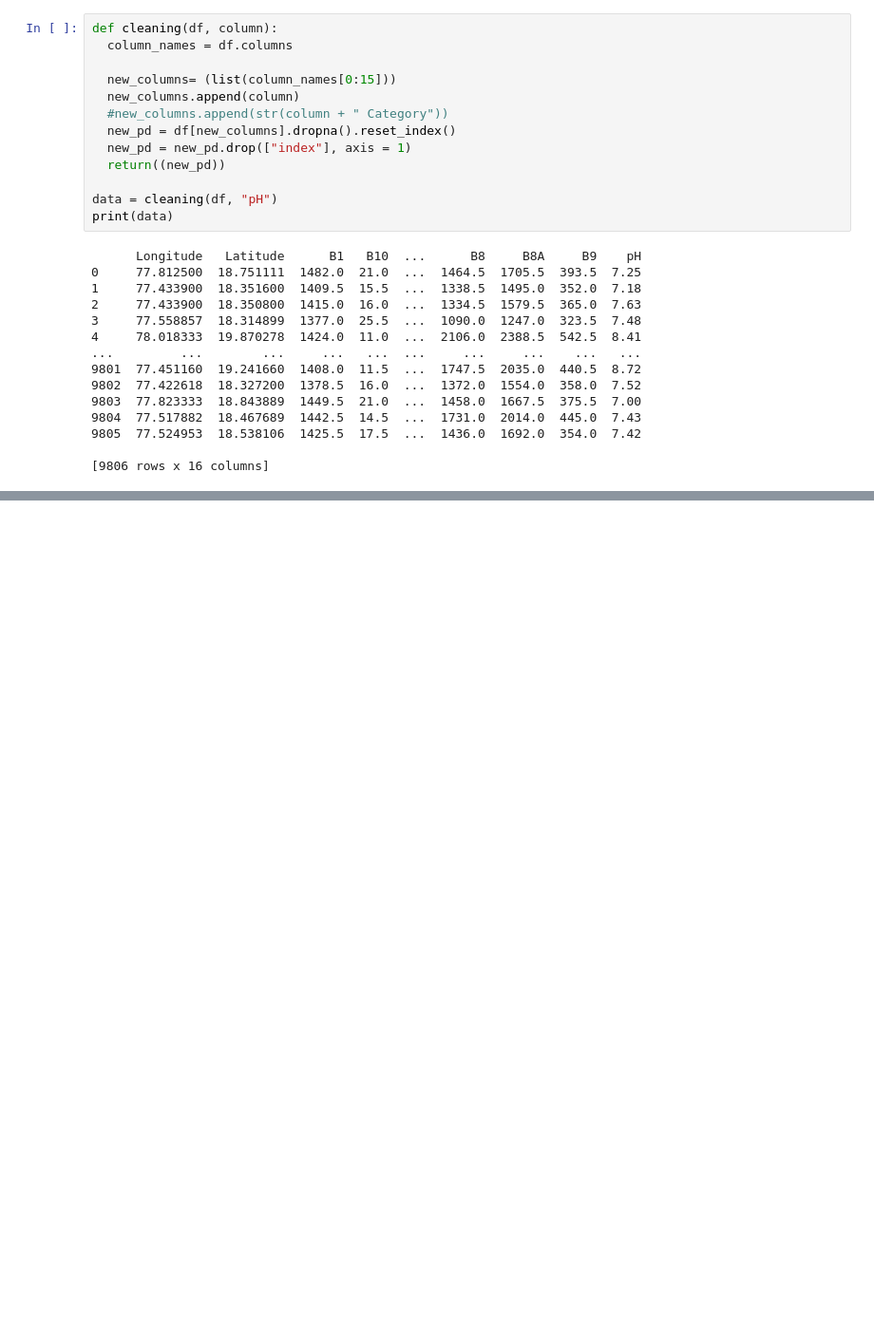
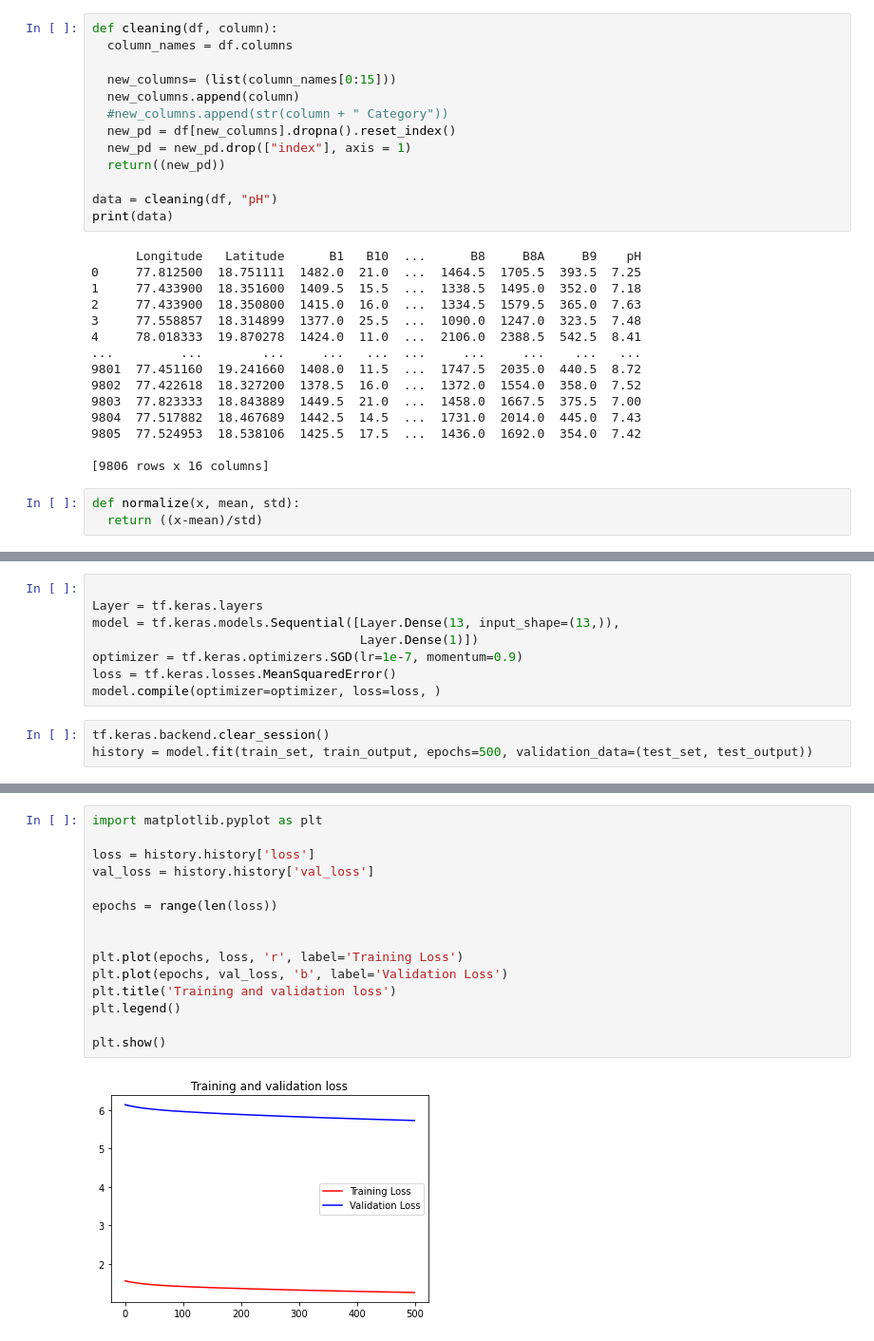
Before and after one commit to ajayaram92/Satalite-Prediction, a Jupyter notebook: Satalite.ipynb, the cells around one changed output, grey strips where cells are left out. Shown at 95% size. Saved outputs shown, nothing was run; the diff lists cells and outputs as text; blank space fills up the shorter version.

```diff
--- a/Satalite.ipynb
+++ b/Satalite.ipynb
@@ -57,5 +39,8 @@ print(data)
 9805  77.524953  18.538106  1425.5  17.5  ...  1436.0  1692.0  354.0  7.42
 
 [9806 rows x 16 columns]
+# %%
+def normalize(x, mean, std):
+  return ((x-mean)/std)
 # %%
 def splitting(data,training_split=0.8):
@@ -72,0 +78,11 @@ splitting(data)
+# %%
+
+Layer = tf.keras.layers
+model = tf.keras.models.Sequential([Layer.Dense(13, input_shape=(13,)),
+                                    Layer.Dense(1)])
+optimizer = tf.keras.optimizers.SGD(lr=1e-7, momentum=0.9)
+loss = tf.keras.losses.MeanSquaredError()
+model.compile(optimizer=optimizer, loss=loss, )
+# %%
+tf.keras.backend.clear_session()
+history = model.fit(train_set, train_output, epochs=500, validation_data=(test_set, test_output))
@@ -72,0 +107,17 @@ splitting(data)
+# %%
+import matplotlib.pyplot as plt
+
+loss = history.history['loss']
+val_loss = history.history['val_loss']
+
+epochs = range(len(loss))
+
+
+plt.plot(epochs, loss, 'r', label='Training Loss')
+plt.plot(epochs, val_loss, 'b', label='Validation Loss')
+plt.title('Training and validation loss')
+plt.legend()
+
+plt.show()
+# %% [output]
+[figure, added]
```
Also changed, not shown: parts of 5 cells of this notebook.
